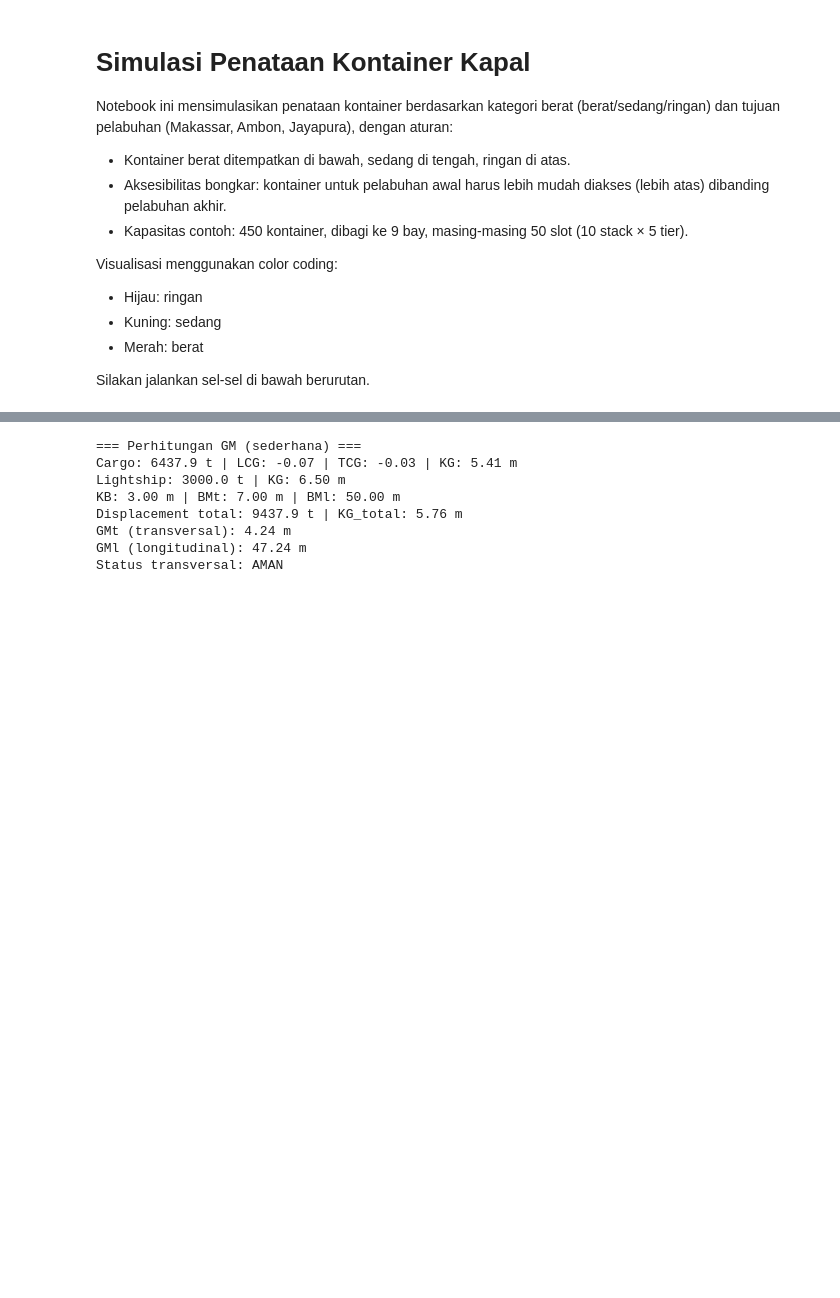
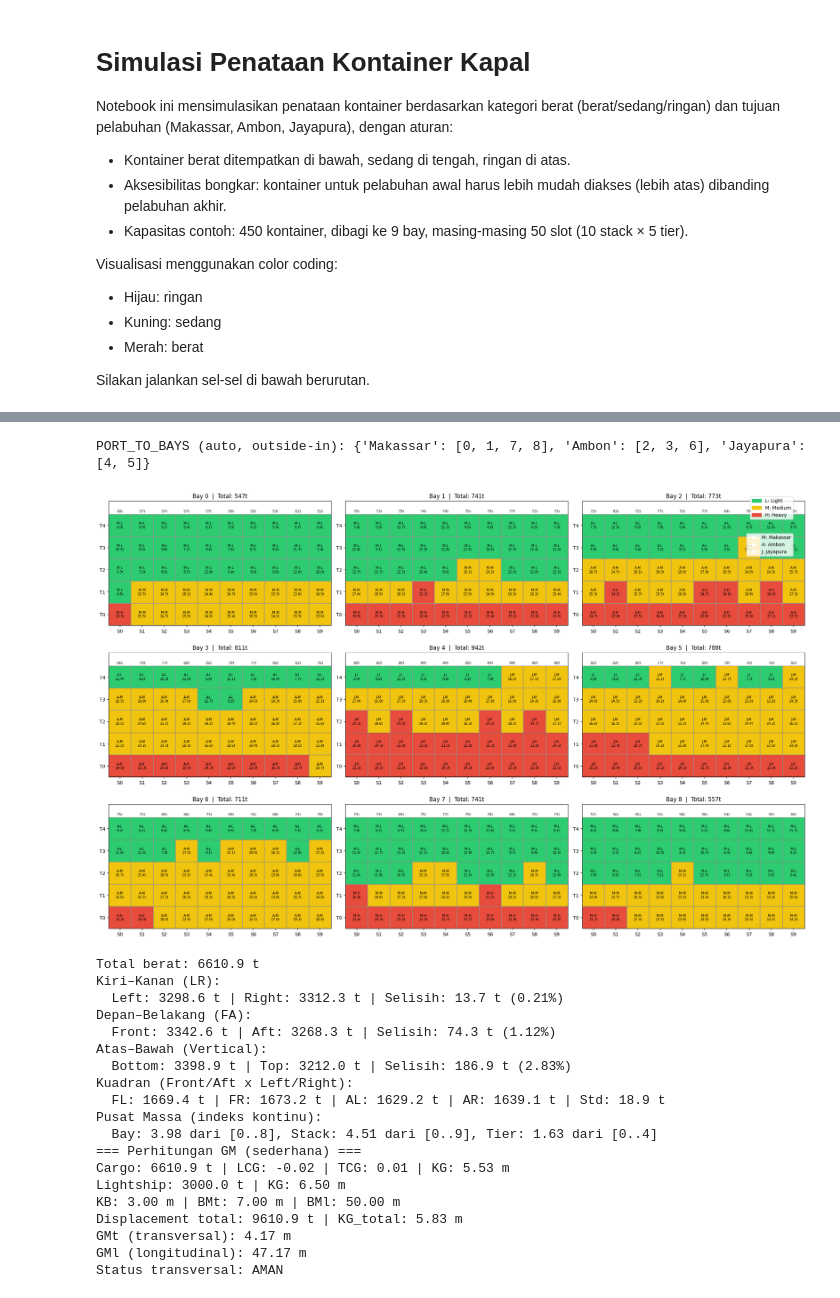
Before and after one commit to willyc2004/navigating_uncertainty_in_mpp, a Jupyter notebook: container_stowage_simulation.ipynb, the cells around one changed output, grey strips where cells are left out. Drawn from its saved outputs; the diff is of its cells as text; code cells hidden in the pictures; blank space fills up the shorter version.

```diff
--- a/container_stowage_simulation.ipynb
+++ b/container_stowage_simulation.ipynb
@@ -329,10 +257,3 @@ def visualize_all_bays_detailed(assignment: Dict[Tuple[int,int,int], Container],
     fig.legend(dest_handles, dest_labels, loc='upper right', bbox_to_anchor=(0.98, 0.90))
     plt.tight_layout()
     plt.show()
-# %%
-# Eksekusi ulang perencanaan dengan pembagian bay per tujuan
-containers = generate_containers(TOTAL_CONTAINERS, ALLOCATION_PER_PORT, WEIGHT_MIX)
-assignment = plan_stowage(containers, BAYS, STACKS_PER_BAY, TIERS_PER_STACK, PORTS, PORT_TO_BAYS)
-
-# Jalankan visualisasi detail dengan berat numerik dan total bobot
-visualize_all_bays_detailed(assignment, BAYS, STACKS_PER_BAY, TIERS_PER_STACK)
@@ -500,15 +397,3 @@ def print_GM_report(assignment: Dict[Tuple[int,int,int], Container], bays: int,
     # Rule-of-thumb threshold (sangat kasar, tergantung kapal): GMt > 0.5 m dianggap aman, GMl biasanya besar
     status = "AMAN" if GMt > 0.5 else "RENTAN"
     print(f"Status transversal: {status}")
-# %%
-# Jalankan perhitungan GM sederhana
-print_GM_report(assignment, BAYS, STACKS_PER_BAY, TIERS_PER_STACK)
-# %% [output]
-=== Perhitungan GM (sederhana) ===
-Cargo: 6437.9 t | LCG: -0.07 | TCG: -0.03 | KG: 5.41 m
-Lightship: 3000.0 t | KG: 6.50 m
-KB: 3.00 m | BMt: 7.00 m | BMl: 50.00 m
-Displacement total: 9437.9 t | KG_total: 5.76 m
-GMt (transversal): 4.24 m
-GMl (longitudinal): 47.24 m
-Status transversal: AMAN
@@ -514,0 +547,36 @@ Status transversal: AMAN
+# %%
+# Gunakan alokasi otomatis bay dan jalankan ulang perencanaan + evaluasi
+AUTO_PORT_TO_BAYS = auto_allocate_port_to_bays(PORTS, ALLOCATION_PER_PORT, BAYS, STACKS_PER_BAY, TIERS_PER_STACK)
+print("PORT_TO_BAYS (auto, outside-in):", AUTO_PORT_TO_BAYS)
+
+containers = generate_containers(TOTAL_CONTAINERS, ALLOCATION_PER_PORT, WEIGHT_MIX)
+assignment = plan_stowage(containers, BAYS, STACKS_PER_BAY, TIERS_PER_STACK, PORTS, AUTO_PORT_TO_BAYS, fa_lambda=10.0)
+# Rebalancing FA sampai selisih <=5% atau maksimal 100 perpindahan
+assignment = rebalance_front_aft(assignment, BAYS, STACKS_PER_BAY, TIERS_PER_STACK, PORTS, AUTO_PORT_TO_BAYS, target_ratio=0.02, max_moves=1000)
+
+visualize_all_bays_detailed(assignment, BAYS, STACKS_PER_BAY, TIERS_PER_STACK)
+metrics = evaluate_balance(assignment, BAYS, STACKS_PER_BAY, TIERS_PER_STACK)
+print_balance_report(metrics, BAYS, STACKS_PER_BAY, TIERS_PER_STACK)
+print_GM_report(assignment, BAYS, STACKS_PER_BAY, TIERS_PER_STACK)
+# %% [output]
+PORT_TO_BAYS (auto, outside-in): {'Makassar': [0, 1, 7, 8], 'Ambon': [2, 3, 6], 'Jayapura': [4, 5]}
+[figure, added]
+Total berat: 6610.9 t
+Kiri–Kanan (LR):
+  Left: 3298.6 t | Right: 3312.3 t | Selisih: 13.7 t (0.21%)
+Depan–Belakang (FA):
+  Front: 3342.6 t | Aft: 3268.3 t | Selisih: 74.3 t (1.12%)
+Atas–Bawah (Vertical):
+  Bottom: 3398.9 t | Top: 3212.0 t | Selisih: 186.9 t (2.83%)
+Kuadran (Front/Aft x Left/Right):
+  FL: 1669.4 t | FR: 1673.2 t | AL: 1629.2 t | AR: 1639.1 t | Std: 18.9 t
+Pusat Massa (indeks kontinu):
+  Bay: 3.98 dari [0..8], Stack: 4.51 dari [0..9], Tier: 1.63 dari [0..4]
+=== Perhitungan GM (sederhana) ===
+Cargo: 6610.9 t | LCG: -0.02 | TCG: 0.01 | KG: 5.53 m
+Lightship: 3000.0 t | KG: 6.50 m
+KB: 3.00 m | BMt: 7.00 m | BMl: 50.00 m
+Displacement total: 9610.9 t | KG_total: 5.83 m
+GMt (transversal): 4.17 m
+GMl (longitudinal): 47.17 m
+Status transversal: AMAN
```
Also changed, not shown: parts of 11 cells of this notebook, 1 other file.
